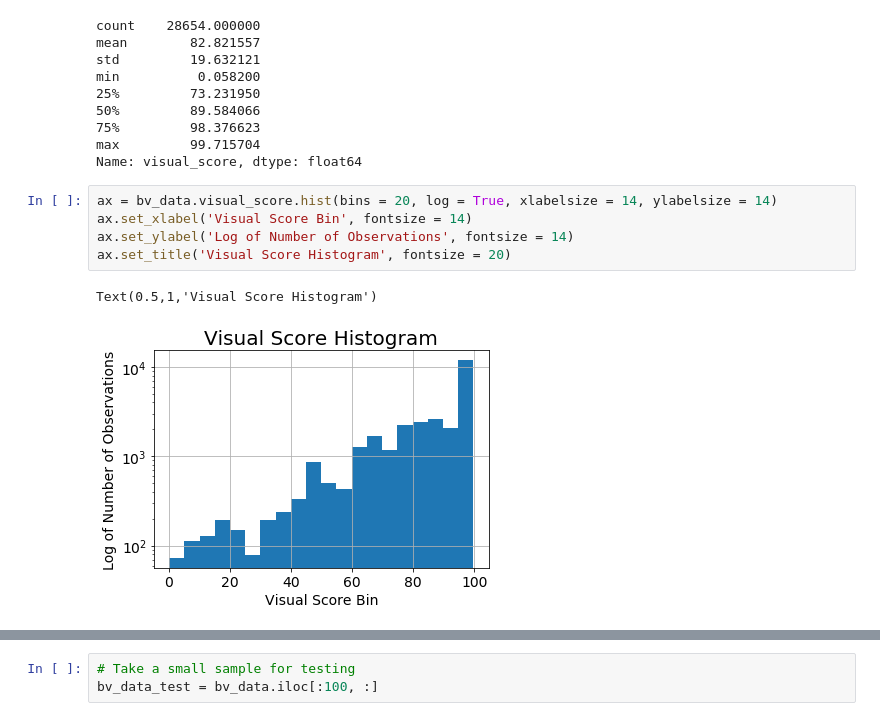
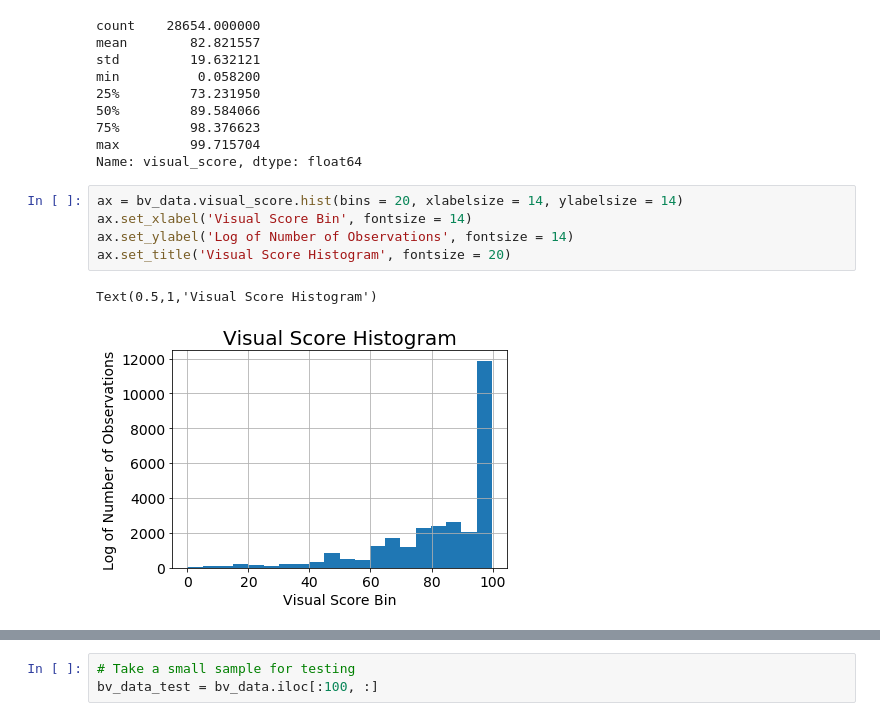
Before and after one commit to mtylerpreston/property_sales_eda, a Jupyter notebook: new_property_value_estimating_features.ipynb, the cells around one changed output, grey strips where cells are left out. Drawn from its saved outputs; the diff is of its cells as text.

```diff
--- a/new_property_value_estimating_features.ipynb
+++ b/new_property_value_estimating_features.ipynb
@@ -60,10 +60,10 @@ min          0.058200
 max         99.715704
 Name: visual_score, dtype: float64
 # %%
-ax = bv_data.visual_score.hist(bins = 20, log = True, xlabelsize = 14, ylabelsize = 14)
+ax = bv_data.visual_score.hist(bins = 20, xlabelsize = 14, ylabelsize = 14)
 ax.set_xlabel('Visual Score Bin', fontsize = 14)
 ax.set_ylabel('Log of Number of Observations', fontsize = 14)
 ax.set_title('Visual Score Histogram', fontsize = 20)
 # %% [output]
 Text(0.5,1,'Visual Score Histogram')
-[figure, old version]
+[figure, new version]
```
Also changed, not shown: parts of 1 cell of this notebook, 3 other files.
